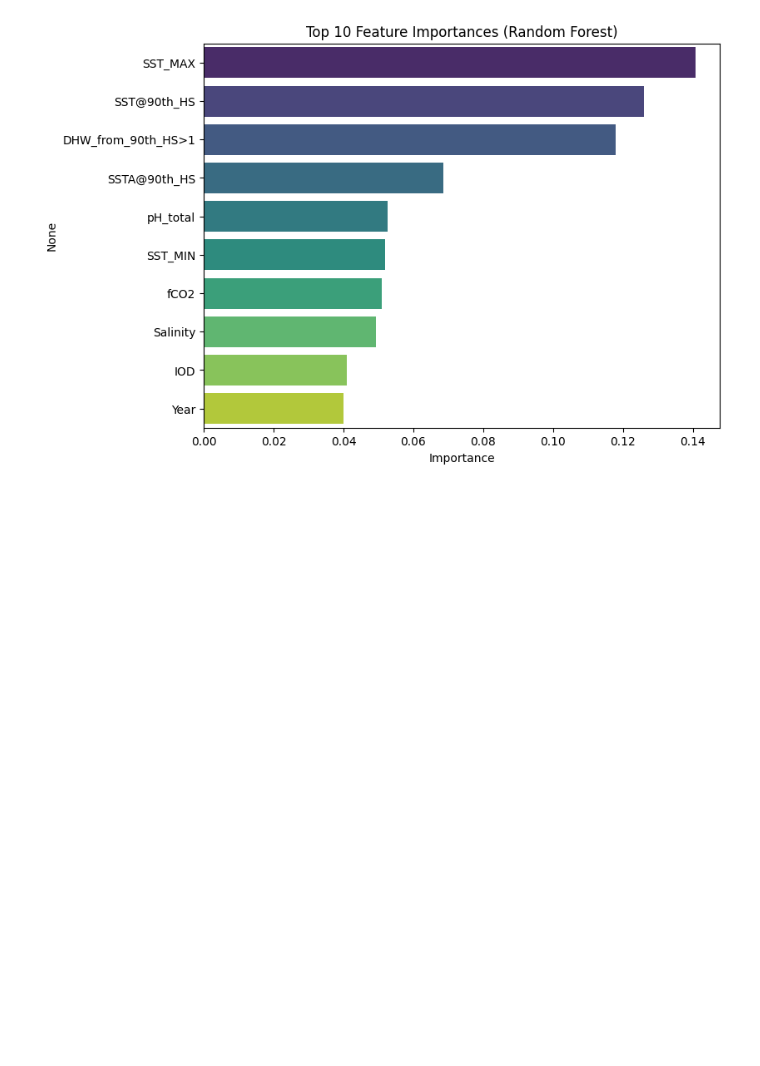
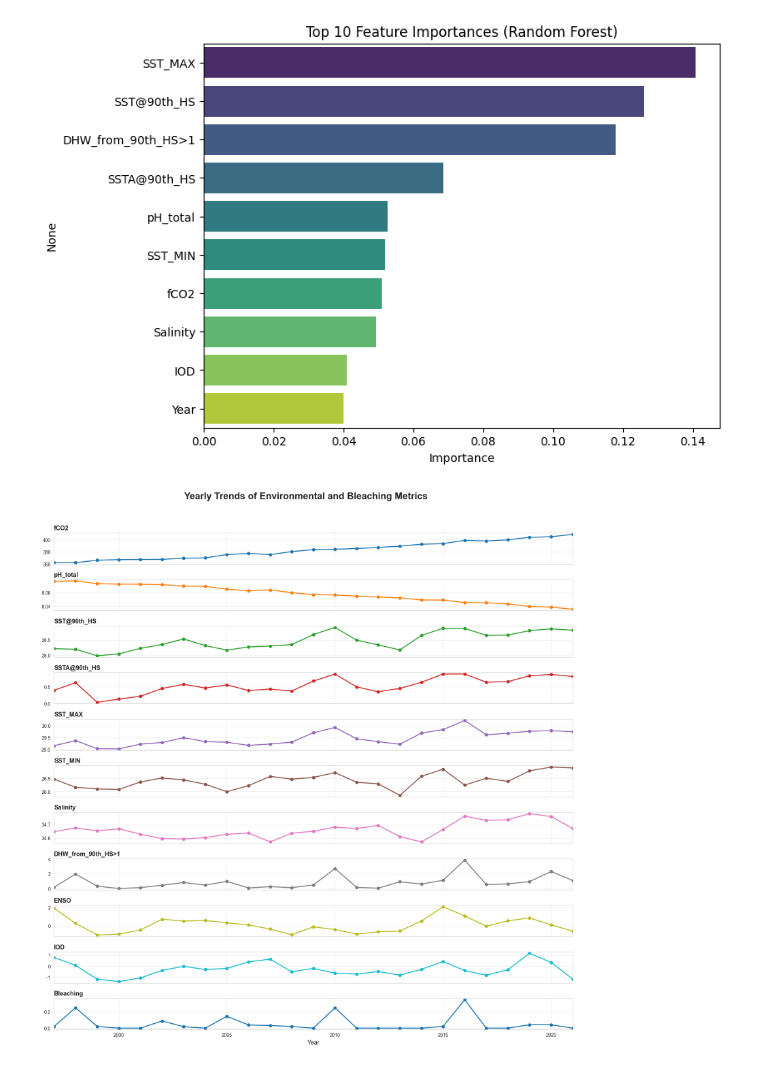
Before and after one commit to shrijacked/Coral-Reef-Bleaching-Prediction, a Jupyter notebook: statisticalinf/eda_final_dataset.ipynb, the cells around one changed output. Cells and saved outputs as stored; diff of their text form; code cells hidden in the pictures; blank space fills up the shorter version.

Commit message:
times series plot done

```diff
--- a/statisticalinf/eda_final_dataset.ipynb
+++ b/statisticalinf/eda_final_dataset.ipynb
@@ -209,3 +209,36 @@ Passing `palette` without assigning `hue` is deprecated and will be removed in v
 
   sns.barplot(x=top_features.values, y=top_features.index, palette='viridis')
 [figure]
+# %%
+import matplotlib.pyplot as plt
+import seaborn as sns
+
+sns.set_style("whitegrid")
+
+numerical_features = [
+    'fCO2', 'pH_total', 'SST@90th_HS', 'SSTA@90th_HS',
+    'SST_MAX', 'SST_MIN', 'Salinity', 'DHW_from_90th_HS>1',
+    'ENSO', 'IOD', 'Bleaching'
+]
+
+if 'Year' in df.columns:
+    df_yearly = df.groupby('Year')[numerical_features].mean()
+    n = len(numerical_features)
+    fig, axes = plt.subplots(n, 1, figsize=(16, 1.5 * n), sharex=True)
+
+    for ax, feat in zip(axes, numerical_features):
+        ax.plot(df_yearly.index, df_yearly[feat], marker='o', linewidth=2, color=sns.color_palette("tab10")[numerical_features.index(feat) % 10])
+        ax.set_title(feat, loc='left', fontsize=13, fontweight='bold', pad=6)
+        ax.set_ylabel("")  # Remove y-axis label
+        ax.tick_params(axis='y', labelsize=10)
+        ax.grid(alpha=0.4)
+
+    axes[-1].set_xlabel('Year', fontsize=13)
+    for ax in axes:
+        ax.set_xlim(df_yearly.index.min(), df_yearly.index.max())
+    fig.suptitle('Yearly Trends of Environmental and Bleaching Metrics', fontsize=20, fontweight='bold', y=0.995)
+    plt.subplots_adjust(hspace=0.6)
+    plt.tight_layout(rect=[0, 0, 1, 0.97])
+    plt.show()
+# %% [output]
+[figure, added]
```
Also changed, not shown: 1 other file.
